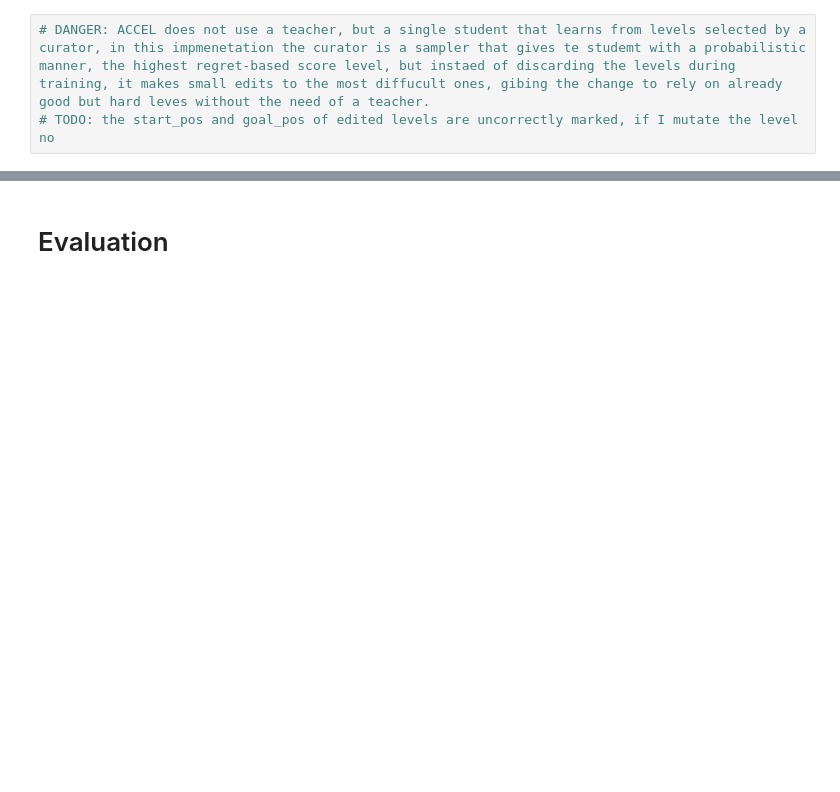
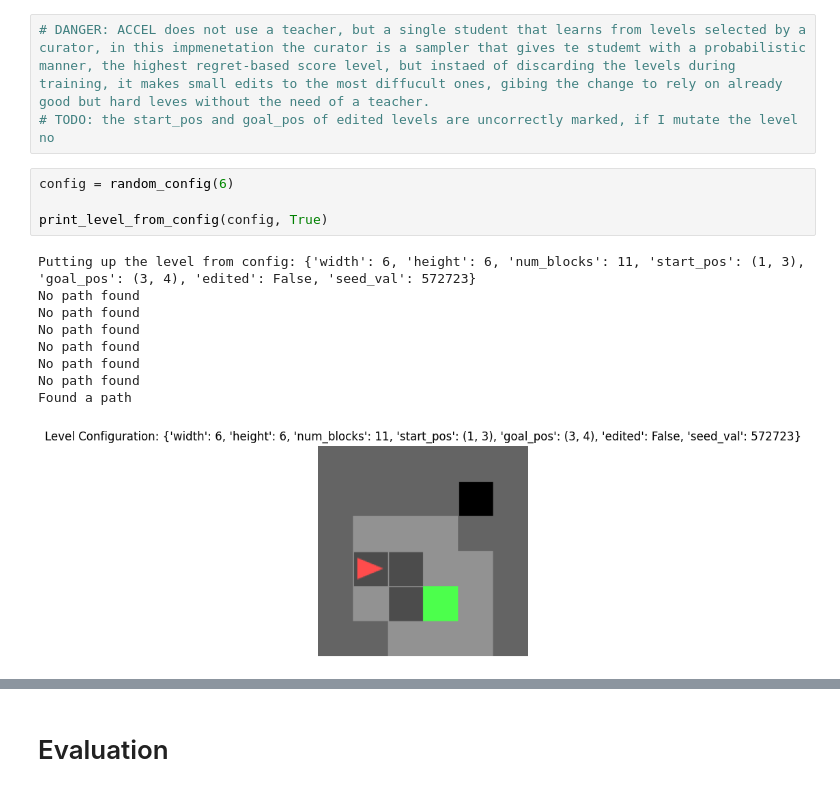
Before and after one commit to noostale/accel-adaptive-rl-env-curricula, a Jupyter notebook: accel.ipynb, the cells around one changed output, grey strips where cells are left out. Drawn from its saved outputs; the diff is of its cells as text; blank space fills up the shorter version.

```diff
--- a/accel.ipynb
+++ b/accel.ipynb
@@ -3,6 +3,20 @@
 # %%
 # DANGER: ACCEL does not use a teacher, but a single student that learns from levels selected by a curator, in this impmenetation the curator is a sampler that gives te studemt with a probabilistic manner, the highest regret-based score level, but instaed of discarding the levels during training, it makes small edits to the most diffucult ones, gibing the change to rely on already good but hard leves without the need of a teacher.
 # TODO: the start_pos and goal_pos of edited levels are uncorrectly marked, if I mutate the level no
+# %%
+config = random_config(6)
+
+print_level_from_config(config, True)
+# %% [output]
+Putting up the level from config: {'width': 6, 'height': 6, 'num_blocks': 11, 'start_pos': (1, 3), 'goal_pos': (3, 4), 'edited': False, 'seed_val': 572723}
+No path found
+No path found
+No path found
+No path found
+No path found
+No path found
+Found a path
+[figure, added]
 # %%
 import torch
 
```
Also changed, not shown: parts of 5 cells of this notebook, 9 other files.
